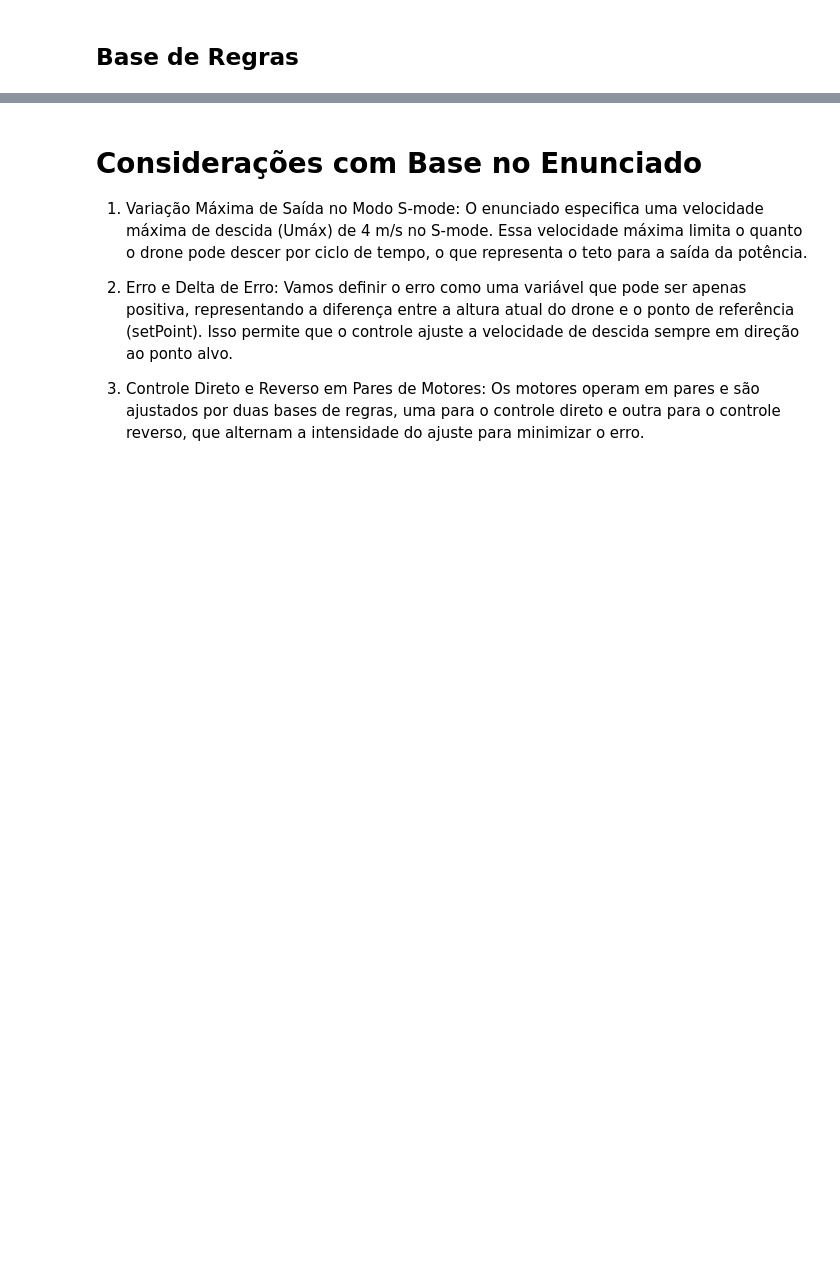
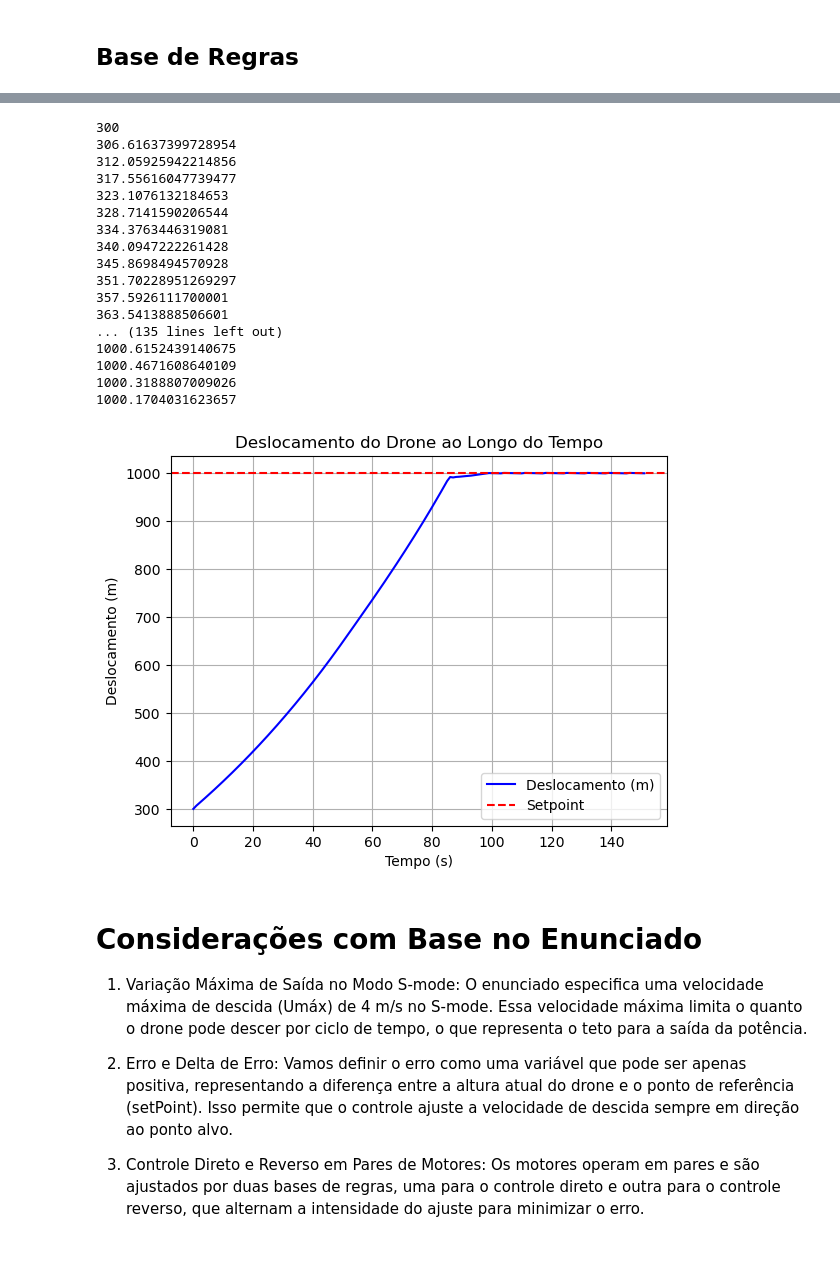
Before and after one commit to bsmvictor/C213-ControleFuzzyPD, a Jupyter notebook: FuzzyPD.ipynb, the cells around one changed output, grey strips where cells are left out. Drawn from its saved outputs; the diff is of its cells as text; code cells hidden in the pictures; blank space fills up the shorter version.

```diff
--- a/FuzzyPD.ipynb
+++ b/FuzzyPD.ipynb
@@ -88,11 +101,11 @@ print(tabulate(pivotTable, headers='keys', tablefmt='fancy_grid', stralign='cent
 # %%
-setpoint = 1
-current_position = 1000
-time = 250
+setpoint = 1000
+current_position = 300
+time = 150
 dt = 1
-U_max = 4
+u_max = 4
 
-ErrorControl = ctrl.ControlSystemSimulation(ctrl.ControlSystem(BaseRegras))
+error_control = ctrl.ControlSystemSimulation(ctrl.ControlSystem(base_rules))
 
 positions = [current_position]
 errors = [abs(setpoint - current_position)]
@@ -100,68 +113,75 @@ errors = [abs(setpoint - current_position)]
 for t in range (time + 1):
 
     if current_position < setpoint:
-        U_max = 6
+        u_max = 6
     else:
-        U_max = 4
+        u_max = 4
 
     current_error = abs(setpoint - current_position)
     errors.append(current_error)
 
-    print("Erro atual: {}".format(current_error))
+    print(current_position)
 
     if current_error < 10:
-        FA = 0.984825
+        fa = 0.9849
     elif current_error < 25:
-        FA = 0.994
+        fa = 0.994
     else:
-        FA = 0.996
+        fa = 0.996
 
-    current_delta_error = (errors[-1] - errors[-2]) / dt
-    # print("Delta erro: {}".format(current_delta_error))
+    current_delta_error = (errors[-1] - errors[-2])
 
-    ErrorControl.input['erro'] = current_error
-    ErrorControl.input['delta_erro'] = current_delta_error
-    ErrorControl.compute()
+    error_control.input['error'] = current_error
+    error_control.input['delta_error'] = current_delta_error
+    error_control.compute()
 
-    P_Motor = ErrorControl.output['potencia_motor']
-    # print("Potencia:   {}".format(P_Motor))
+    p_motor = error_control.output['motor_power']
 
     if current_error > 5:
-        P_H13 = P_Motor
-        P_H24 = P_Motor
+        p_h13 = p_motor
+        p_h24 = p_motor
     else:
-        P_H13 = 0.353
-        P_H24 = 0.353
+        p_h13 = 0.37
+        p_h24 = 0.37
 
-    # print("PH13:       {}".format(P_H13))
-    # print("PH24:       {}".format(P_H24))
-
-    d_t = FA * current_position * 1.01398 + 0.5 * (U_max * P_H13 + U_max * P_H24)
-
-    print("Current:    {}".format(current_position))
+    d_t = fa * current_position * 1.01398 + 0.5 * (u_max * p_h13 + u_max * p_h24)
 
     if current_position < setpoint:
         current_position = d_t
     else:
         delta_movement = d_t - current_position
         current_position = current_position - delta_movement
-
-    print("Desloc:     {}".format(d_t))
-    # print("Deltamv:    {}".format(delta_movement))
-    print("Positio:    {}".format(current_position))
-    print("----------------------")
 
     positions.append(current_position)
 
 # Gráfico do deslocamento
 plt.plot(range(len(positions)), positions, label='Deslocamento (m)', color='blue')
 plt.axhline(setpoint, color='red', linestyle='--', label='Setpoint')
 plt.xlabel('Tempo (s)')
 plt.ylabel('Deslocamento (m)')
 plt.title('Deslocamento do Drone ao Longo do Tempo')
 plt.grid()
 plt.legend()
 plt.show()
+# %% [output]
+300
+306.61637399728954
+312.05925942214856
+317.55616047739477
+323.1076132184653
+328.7141590206544
+334.3763446319081
+340.0947222261428
+345.8698494570928
+351.70228951269297
+357.5926111700001
+363.5413888506601
+... (135 lines left out)
+1000.6152439140675
+1000.4671608640109
+1000.3188807009026
+1000.1704031623657
+[figure, added]
 # %% [markdown]
 # Considerações com Base no Enunciado
 1.  Variação Máxima de Saída no Modo S-mode: O enunciado especifica uma velocidade máxima de descida (Umáx) de 4 m/s no S-mode. Essa velocidade máxima limita o quanto o drone pode descer por ciclo de tempo, o que representa o teto para a saída da potência.
```
Also changed, not shown: parts of 3 cells of this notebook, 4 other files.
